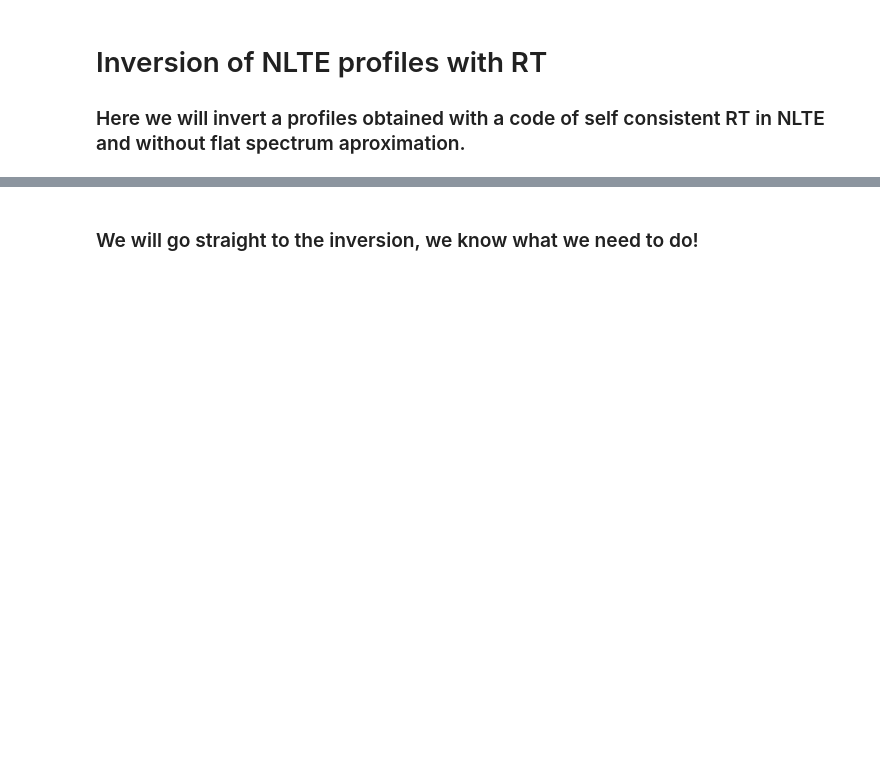
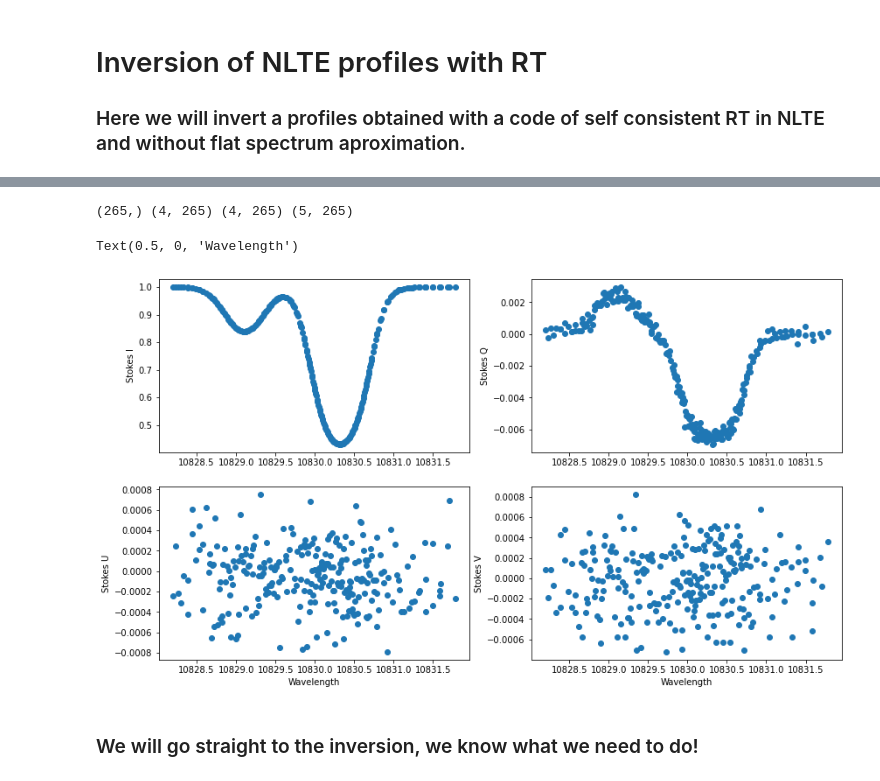
Before and after one commit to andreuva/flat_spectrum, a Jupyter notebook: hazel/test_inversion_nlte.ipynb, the cells around one changed output, grey strips where cells are left out. Cells and saved outputs as stored; diff of their text form; code cells hidden in the pictures; blank space fills up the shorter version.

```diff
--- a/hazel/test_inversion_nlte.ipynb
+++ b/hazel/test_inversion_nlte.ipynb
@@ -20,8 +73,8 @@ data = np.loadtxt(f"{datadir}out/stokes_00.out",skiprows=3,unpack=True)
 
 # constrain the wavelengths used for the test to the central ones (where the profile is)
 length = data.shape[1]
-p1 = int(length/6)
-p3 = int(p1*5)
+p1 = int(length/7)
+p3 = int(p1*6)
 data = data[:,p1:p3]
 
 # invert the wavelength axis to be increasing
@@ -34,29 +87,34 @@ ll = 299792458/np.copy(data[0])/10e-11/n
 
 # copy, normalize the data and add noise
 noise = np.random.normal(0, std, data[1:5].shape)
-stokes = np.copy(data[1:5])/data[1,0] + noise
+stokes_to_fit = np.copy(data[1:5])/data[1,0] + noise
 
-noise_observed = np.ones_like(stokes)*std
+noise_observed = np.ones_like(stokes_to_fit)*std
 
 # make sure the shapes are the intended
-print(ll.shape, stokes.shape, noise.shape, data.shape)
+print(ll.shape, stokes_to_fit.shape, noise.shape, data.shape)
+# %% [output]
+(265,) (4, 265) (4, 265) (5, 265)
 # %%
 # Let's visualize these profiles:
 plt.figure(figsize=[14,8])
 plt.subplot(221)
-plt.plot(ll,stokes[0,:],'o')
+plt.plot(ll,stokes_to_fit[0,:],'o')
 plt.ylabel("Stokes I")
 plt.subplot(222)
-plt.plot(ll,stokes[1,:],'o')
+plt.plot(ll,stokes_to_fit[1,:],'o')
 plt.ylabel("Stokes Q")
 plt.subplot(223)
-plt.plot(ll,stokes[2,:],'o')
+plt.plot(ll,stokes_to_fit[2,:],'o')
 plt.ylabel("Stokes U")
 plt.xlabel("Wavelength")
 plt.subplot(224)
-plt.plot(ll,stokes[3,:],'o')
+plt.plot(ll,stokes_to_fit[3,:],'o')
 plt.ylabel("Stokes V")
 plt.xlabel("Wavelength")
+# %% [output]
+Text(0.5, 0, 'Wavelength')
+[figure, added]
 # %% [markdown]
 ### We will go straight to the inversion, we know what we need to do!
 # %%
```
Also changed, not shown: parts of 12 cells of this notebook, 2 other files.
